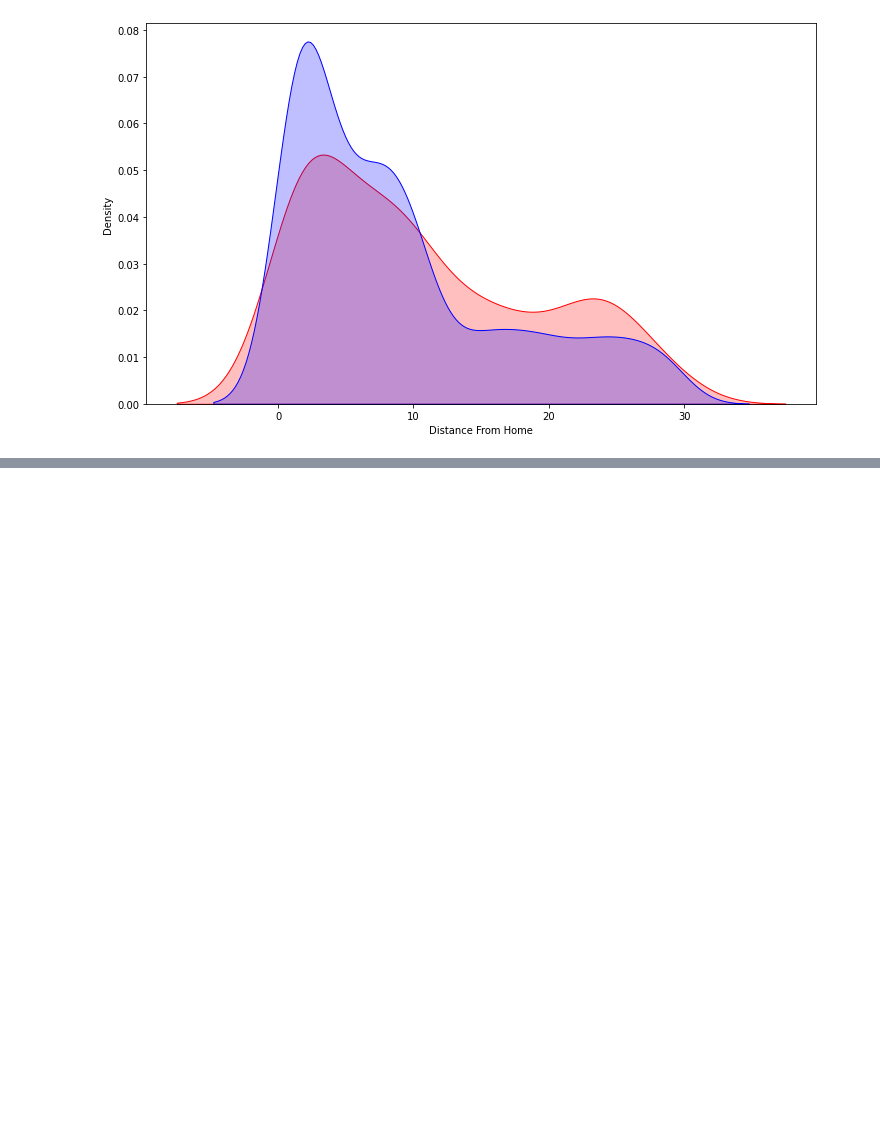
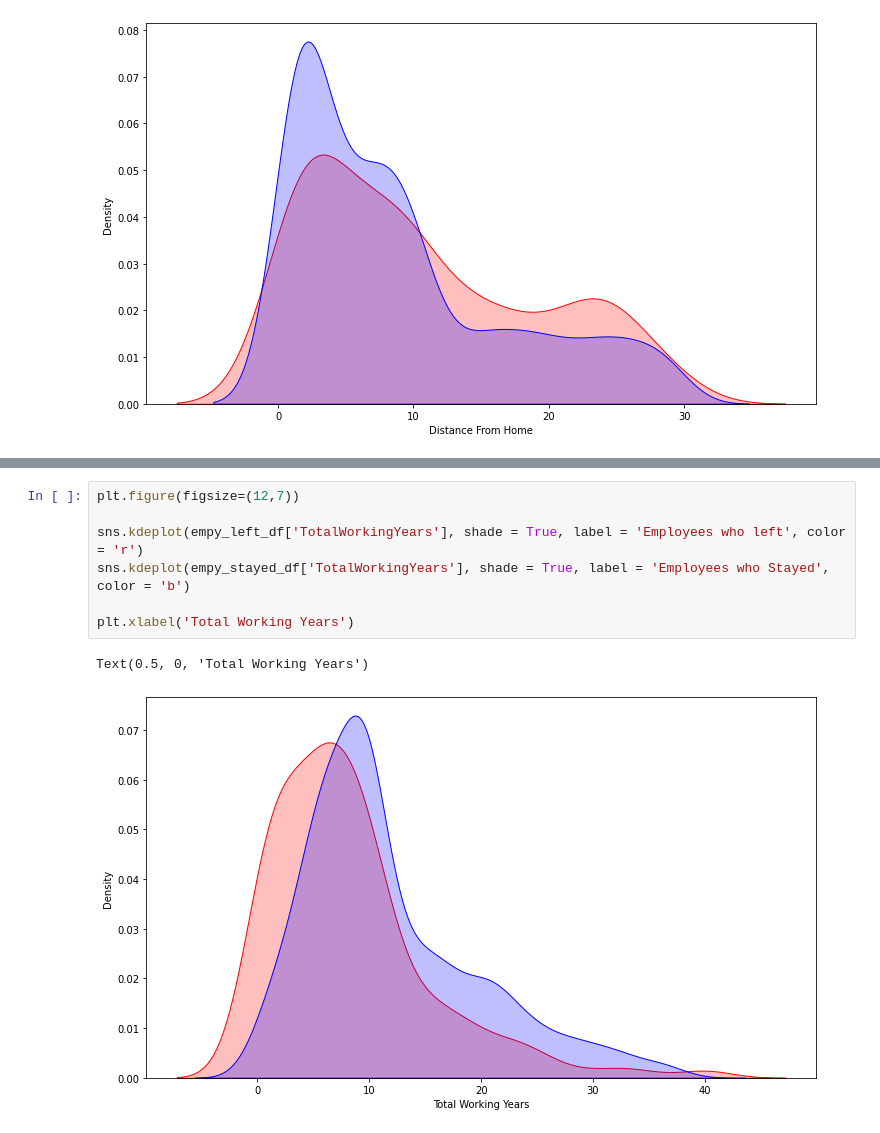
Before and after one commit to VijayRavichander/Data_Analysis-and-Simple-ML-Projects, a Jupyter notebook: HR_Department_Solution.ipynb, the cells around one changed output, grey strips where cells are left out. Cells and saved outputs as stored; diff of their text form; blank space fills up the shorter version.

```diff
--- a/HR_Department_Solution.ipynb
+++ b/HR_Department_Solution.ipynb
@@ -159,0 +170,10 @@ Text(0.5, 0, 'Distance From Home')
+# %%
+plt.figure(figsize=(12,7))
+
+sns.kdeplot(empy_left_df['TotalWorkingYears'], shade = True, label = 'Employees who left', color = 'r')
+sns.kdeplot(empy_stayed_df['TotalWorkingYears'], shade = True, label = 'Employees who Stayed', color = 'b')
+
+plt.xlabel('Total Working Years')
+# %% [output]
+Text(0.5, 0, 'Total Working Years')
+[figure, added]
```
Also changed, not shown: parts of 35 cells of this notebook.
